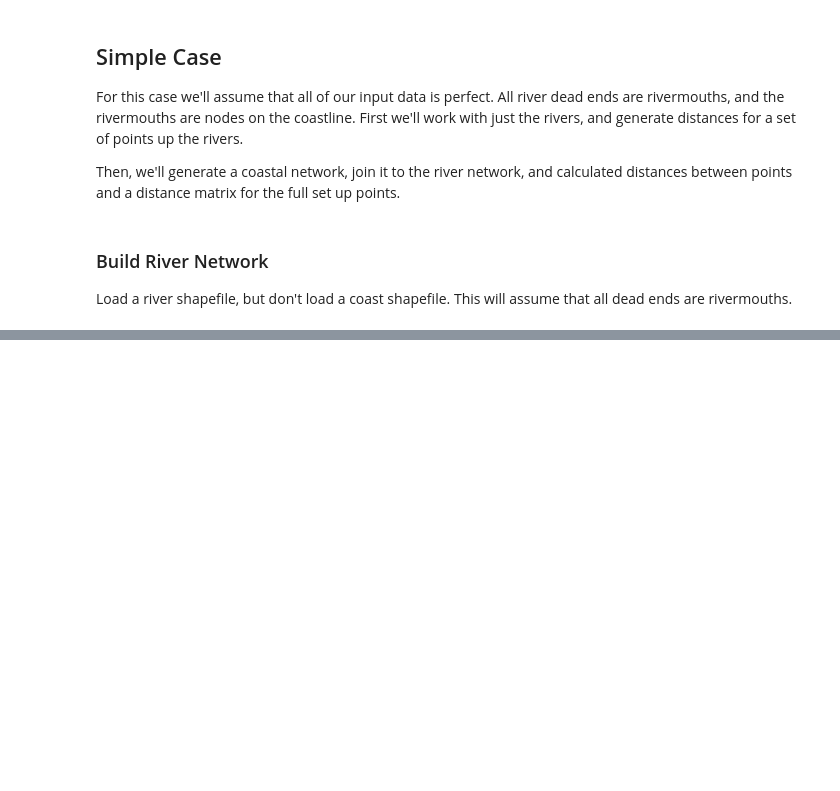
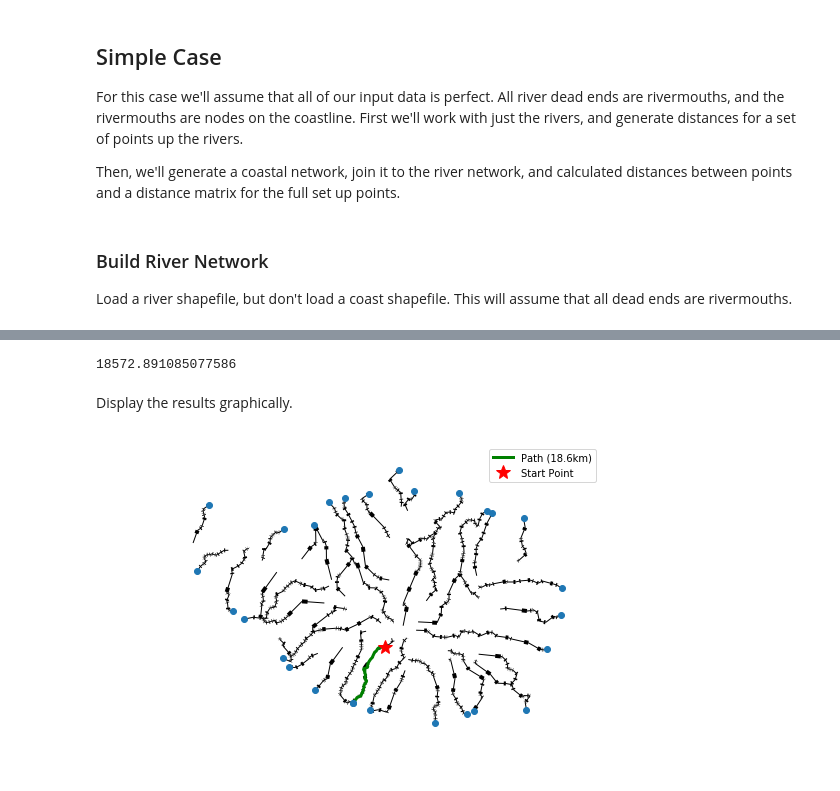
Before and after one commit to jkibele/pyriv, a Jupyter notebook: notebooks/MinimalDemo.ipynb, the cells around one changed output, grey strips where cells are left out. Drawn from its saved outputs; the diff is of its cells as text; code cells hidden in the pictures; blank space fills up the shorter version.

```diff
--- a/notebooks/MinimalDemo.ipynb
+++ b/notebooks/MinimalDemo.ipynb
@@ -18,3 +24,5 @@ points_fn = fp('UpriverTestPoints.shp')
+# %%
+test_points = gpd.read_file(points_fn)
 # %% [markdown]
 ## Simple Case
 
@@ -35,0 +54,24 @@ ax.set_axis_off()
+# %%
+p0 = test_points.iloc[0].geometry
+node0 = rivnet.closest_node(p0)
+p0_path = rivnet.shortest_path_to_deadend(node0)
+p0_path.length
+# %% [output]
+18572.891085077586
+# %% [markdown]
+Display the results graphically.
+# %%
+# plot the rivers and their end points
+figsize(8,8)
+ax = riv_end_pnts.plot(zorder=3)
+rivnet.plot(ax=ax, zorder=1)
+ax.set_axis_off()
+# plot the path and start point
+pthx, pthy = p0_path.xy
+pthlbl = "Path ({:.1f}km)".format(p0_path.length * 1e-3)
+ax.plot(pthx, pthy, c='g', zorder=2, linewidth=3, label=pthlbl)
+ax.plot(*p0.xy, marker='*', markersize=15, c='r',
+        label='Start Point', linewidth=0)
+foo = legend()
+# %% [output]
+[figure, added]
```
Also changed, not shown: parts of 7 cells of this notebook, 2 other files.
